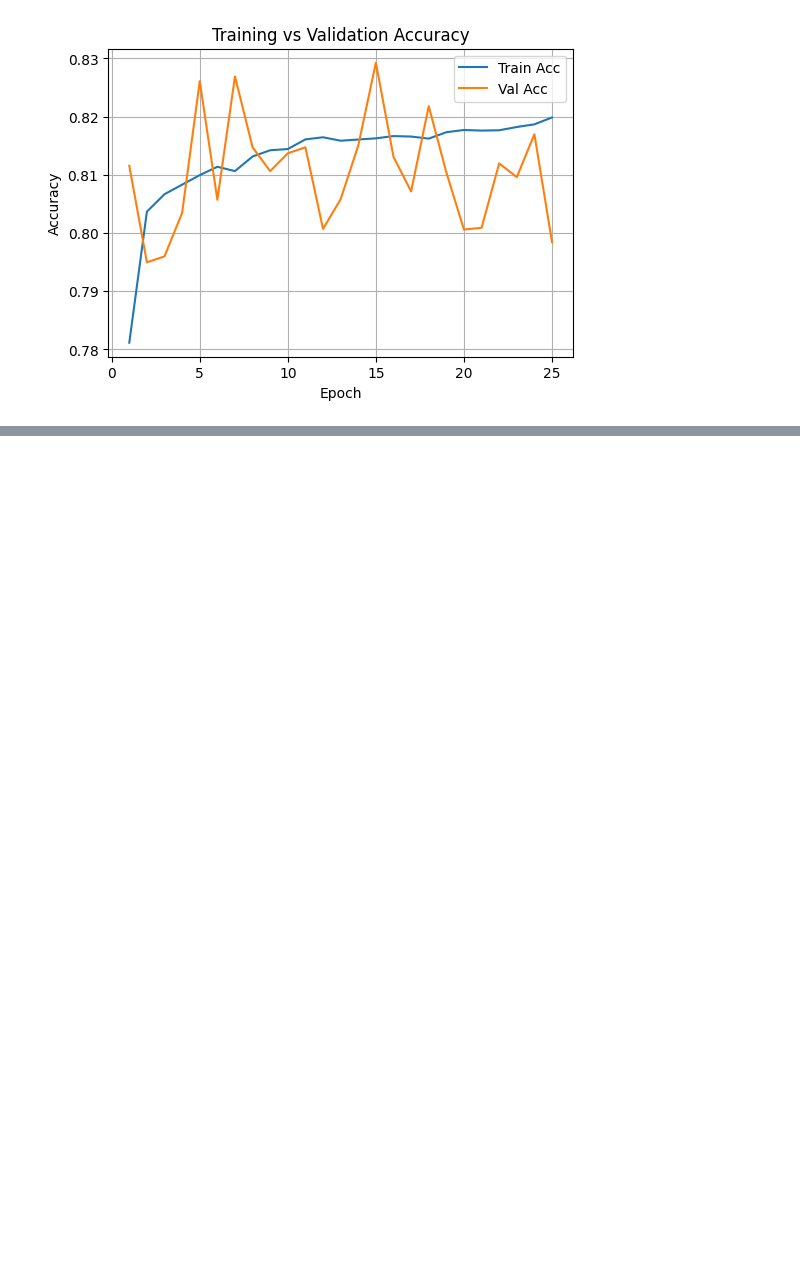
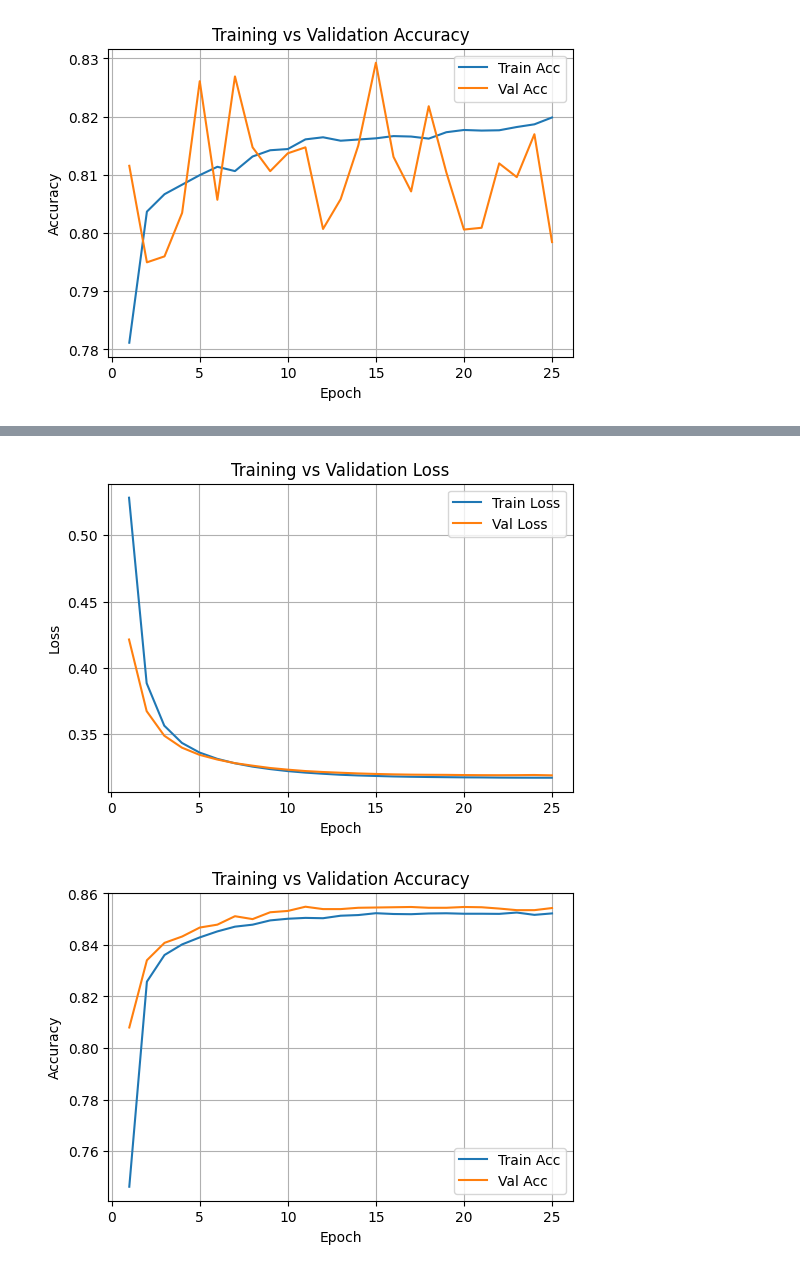
Before and after one commit to zhiweic/representation-learning, a Jupyter notebook: notebooks/pytorch_day_6_exercise.ipynb, the cells around one changed output, grey strips where cells are left out. Cells and saved outputs as stored; diff of their text form; code cells hidden in the pictures; blank space fills up the shorter version.

```diff
--- a/notebooks/pytorch_day_6_exercise.ipynb
+++ b/notebooks/pytorch_day_6_exercise.ipynb
@@ -340,0 +363,24 @@ Epoch 24, LR=0.001
+# %%
+# 1-layer MLP
+def train_evaluate_dummy(Xtr_t, Xte_t, ytr_t, yte_t, epochs=25, lr=1e-3, train_batch_size=128):
+    train_loader = DataLoader(TensorDataset(Xtr_t, ytr_t), batch_size=train_batch_size, shuffle=True)
+    val_loader   = DataLoader(TensorDataset(Xte_t, yte_t), batch_size=512, shuffle=False)
+    model = nn.Linear(Xtr_t.shape[1], 1)
+    criterion = nn.BCEWithLogitsLoss()
+    optimizer = optim.AdamW(model.parameters(), lr=lr, weight_decay=1e-4)
+    history = {"train_loss":[], "val_loss":[], "train_acc":[], "val_acc":[]}
+    for epoch in range(epochs):
+        train_loss, train_acc = train_epoch(train_loader, model, optimizer, criterion)
+        val_loss, val_acc = eval_epoch(val_loader, model, criterion)
+        lr_now = optimizer.param_groups[0]['lr']
+        print(f"Epoch {epoch}, LR={lr_now}")
+        history["train_loss"].append(train_loss)
+        history["train_acc"].append(train_acc)
+        history["val_loss"].append(val_loss)
+        history["val_acc"].append(val_acc)
+
+    plot_training_curves(history)
+    return model
+# %%
+dummy_model = train_evaluate_dummy(Xtr_t, Xte_t, ytr_t, yte_t)
+# %% [output]
@@ -340,0 +404,2 @@ Epoch 24, LR=0.001
+[figure, added]
+[figure, added]
```
Also changed, not shown: parts of 2 cells of this notebook, 2 other files.
